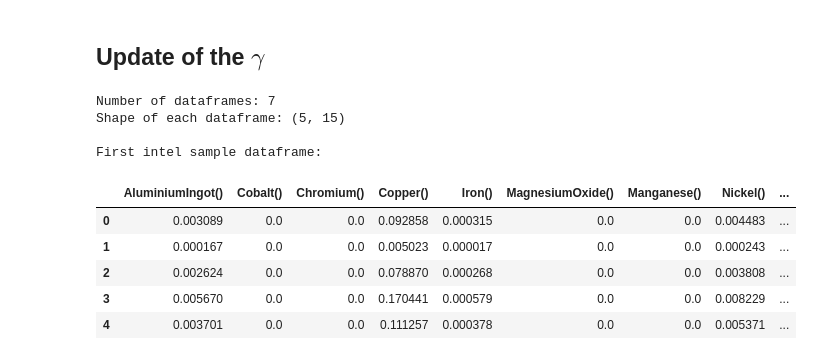
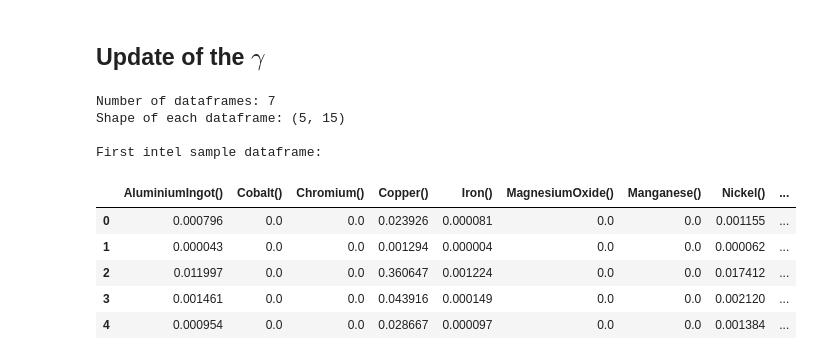
Before and after one commit to arthur0000-1/LCA_CPU_encapsulation, a Jupyter notebook: model.ipynb, the cells around one changed output. Cells and saved outputs as stored; diff of their text form; code cells hidden in the pictures.

```diff
--- a/model.ipynb
+++ b/model.ipynb
@@ -1496,27 +1444,27 @@ def multiply_row_by_dataframe(df_a, df_b):
 
     return result_list
 # %%
-intel_categorized = multiply_row_by_dataframe(intel_sample, beta["Percentage"])
-intel_std_categorized = multiply_row_by_dataframe(intel_sample_std, beta["Percentage"])
-amd_categorized = multiply_row_by_dataframe(amd_sample, beta["Percentage"])
-amd_std_categorized = multiply_row_by_dataframe(amd_sample_std, beta["Percentage"])
+intel_categorized = multiply_row_by_dataframe(intel_sample, new_beta["Percentage"])
+intel_std_categorized = multiply_row_by_dataframe(intel_sample_std, new_beta["Percentage"])
+amd_categorized = multiply_row_by_dataframe(amd_sample, new_beta["Percentage"])
+amd_std_categorized = multiply_row_by_dataframe(amd_sample_std, new_beta["Percentage"])
 
 # Print results
 print(f"Number of dataframes: {len(intel_categorized)}")
 print(f"Shape of each dataframe: {intel_categorized[0].shape}")
 print("\nFirst intel sample dataframe:")
 display(intel_categorized[0])
 # %% [output]
 Number of dataframes: 7
 Shape of each dataframe: (5, 15)
 
 First intel sample dataframe:
 |  | AluminiumIngot() | Cobalt() | Chromium() | Copper() | Iron() | MagnesiumOxide() | Manganese() | Nickel() | ... |
-| 0 | 0.003089 | 0.0 | 0.0 | 0.092858 | 0.000315 | 0.0 | 0.0 | 0.004483 | ... |
-| 1 | 0.000167 | 0.0 | 0.0 | 0.005023 | 0.000017 | 0.0 | 0.0 | 0.000243 | ... |
-| 2 | 0.002624 | 0.0 | 0.0 | 0.078870 | 0.000268 | 0.0 | 0.0 | 0.003808 | ... |
-| 3 | 0.005670 | 0.0 | 0.0 | 0.170441 | 0.000579 | 0.0 | 0.0 | 0.008229 | ... |
-| 4 | 0.003701 | 0.0 | 0.0 | 0.111257 | 0.000378 | 0.0 | 0.0 | 0.005371 | ... |
+| 0 | 0.000796 | 0.0 | 0.0 | 0.023926 | 0.000081 | 0.0 | 0.0 | 0.001155 | ... |
+| 1 | 0.000043 | 0.0 | 0.0 | 0.001294 | 0.000004 | 0.0 | 0.0 | 0.000062 | ... |
+| 2 | 0.011997 | 0.0 | 0.0 | 0.360647 | 0.001224 | 0.0 | 0.0 | 0.017412 | ... |
+| 3 | 0.001461 | 0.0 | 0.0 | 0.043916 | 0.000149 | 0.0 | 0.0 | 0.002120 | ... |
+| 4 | 0.000954 | 0.0 | 0.0 | 0.028667 | 0.000097 | 0.0 | 0.0 | 0.001384 | ... |
 # %%
 import numpy as np
 import pandas as pd
```
Also changed, not shown: parts of 11 cells of this notebook.
